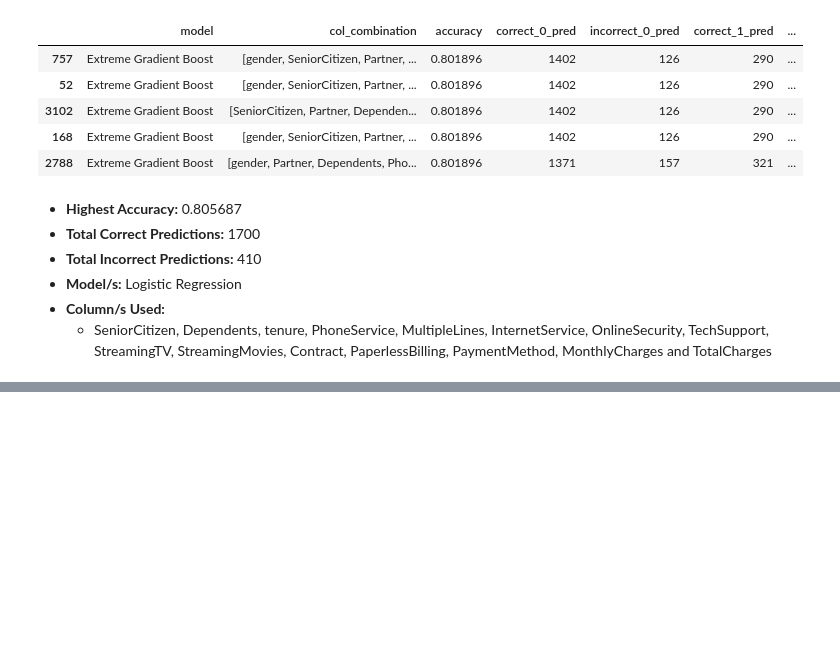
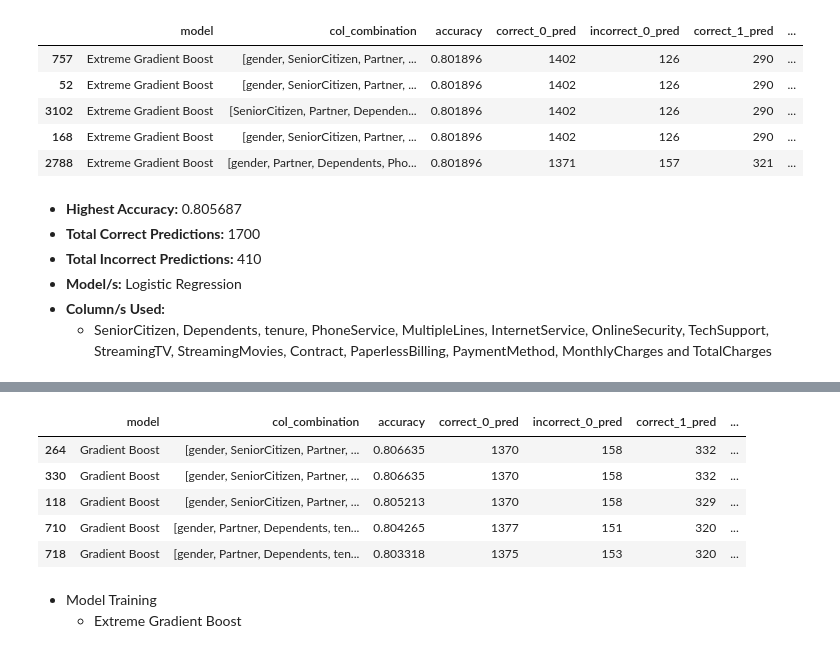
Before and after one commit to HarshTanwar001/Churn-Analysis, a Jupyter notebook: Churn_Analysis.ipynb, the cells around one changed output, grey strips where cells are left out. Saved outputs shown, nothing was run; the diff lists cells and outputs as text; code cells hidden in the pictures; blank space fills up the shorter version.

```diff
--- a/Churn_Analysis.ipynb
+++ b/Churn_Analysis.ipynb
@@ -2461,0 +2522,12 @@ data_15_comb.sort_values(by='accuracy', ascending=False).head()
+# %%
+data_16_comb.sort_values(by='accuracy', ascending=False).head()
+# %% [output]
+|  | model | col_combination | accuracy | correct_0_pred | incorrect_0_pred | correct_1_pred | ... |
+| 264 | Gradient Boost | [gender, SeniorCitizen, Partner, ... | 0.806635 | 1370 | 158 | 332 | ... |
+| 330 | Gradient Boost | [gender, SeniorCitizen, Partner, ... | 0.806635 | 1370 | 158 | 332 | ... |
+| 118 | Gradient Boost | [gender, SeniorCitizen, Partner, ... | 0.805213 | 1370 | 158 | 329 | ... |
+| 710 | Gradient Boost | [gender, Partner, Dependents, ten... | 0.804265 | 1377 | 151 | 320 | ... |
+| 718 | Gradient Boost | [gender, Partner, Dependents, ten... | 0.803318 | 1375 | 153 | 320 | ... |
+# %% [markdown]
+- Model Training
+    - Extreme Gradient Boost
```
Also changed, not shown: parts of 30 cells of this notebook.
